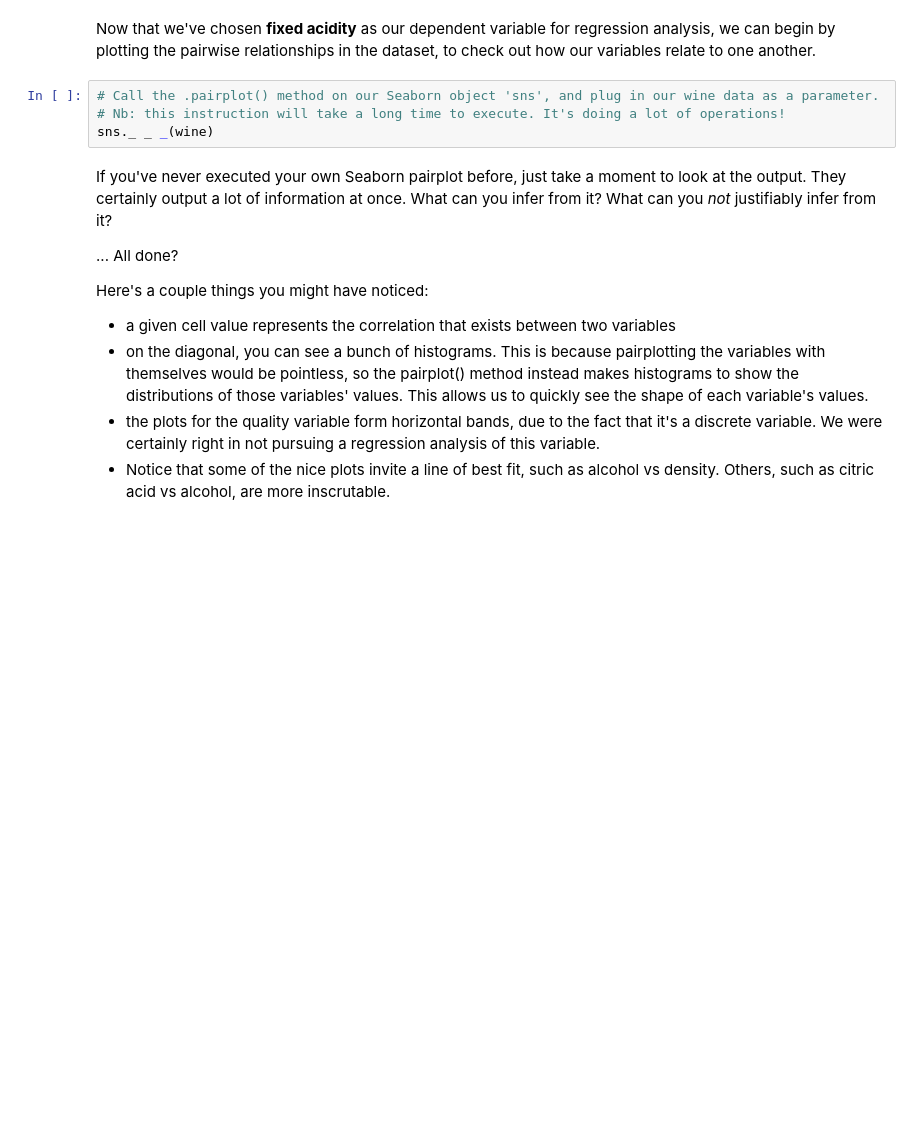
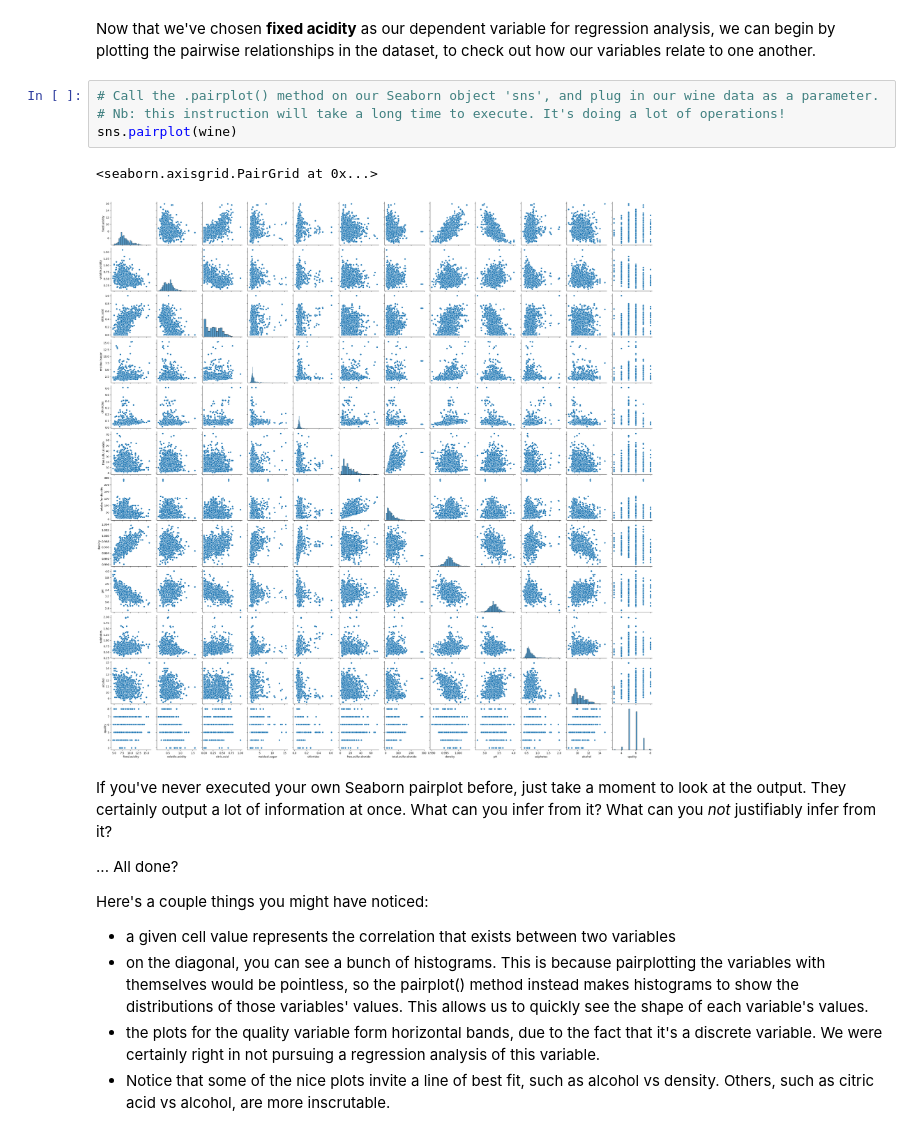
Before and after one commit to binayakhadka/springboard_case_study, a Jupyter notebook: Linear Regression/Springboard Regression Case Study - the Red Wine Dataset - Tier 1.ipynb, the cells around one changed output. Saved outputs shown, nothing was run; the diff lists cells and outputs as text; blank space fills up the shorter version.

```diff
--- a/Linear Regression/Springboard Regression Case Study - the Red Wine Dataset - Tier 1.ipynb
+++ b/Linear Regression/Springboard Regression Case Study - the Red Wine Dataset - Tier 1.ipynb
@@ -208,7 +265,10 @@ Now that we've chosen **fixed acidity** as our dependent variable for regression
 # %%
 # Call the .pairplot() method on our Seaborn object 'sns', and plug in our wine data as a parameter.
 # Nb: this instruction will take a long time to execute. It's doing a lot of operations!
-sns._ _ _(wine)
+sns.pairplot(wine)
+# %% [output]
+<seaborn.axisgrid.PairGrid at 0x...>
+[figure, added]
 # %% [markdown]
 If you've never executed your own Seaborn pairplot before, just take a moment to look at the output. They certainly output a lot of information at once. What can you infer from it? What can you *not* justifiably infer from it?
 
```
Also changed, not shown: parts of 9 cells of this notebook, 1 other file.
